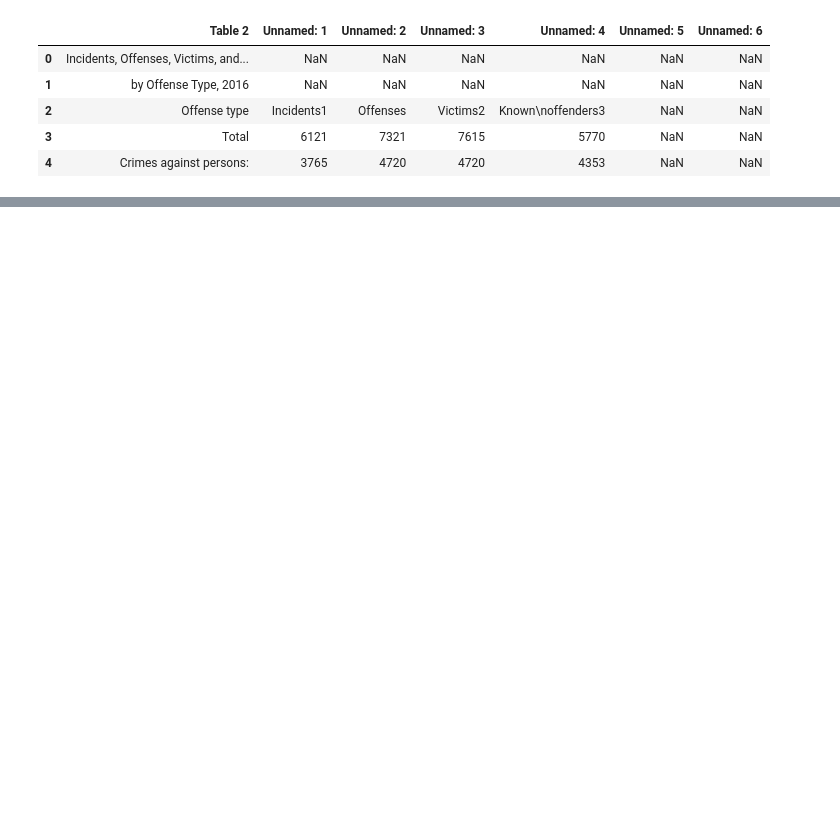
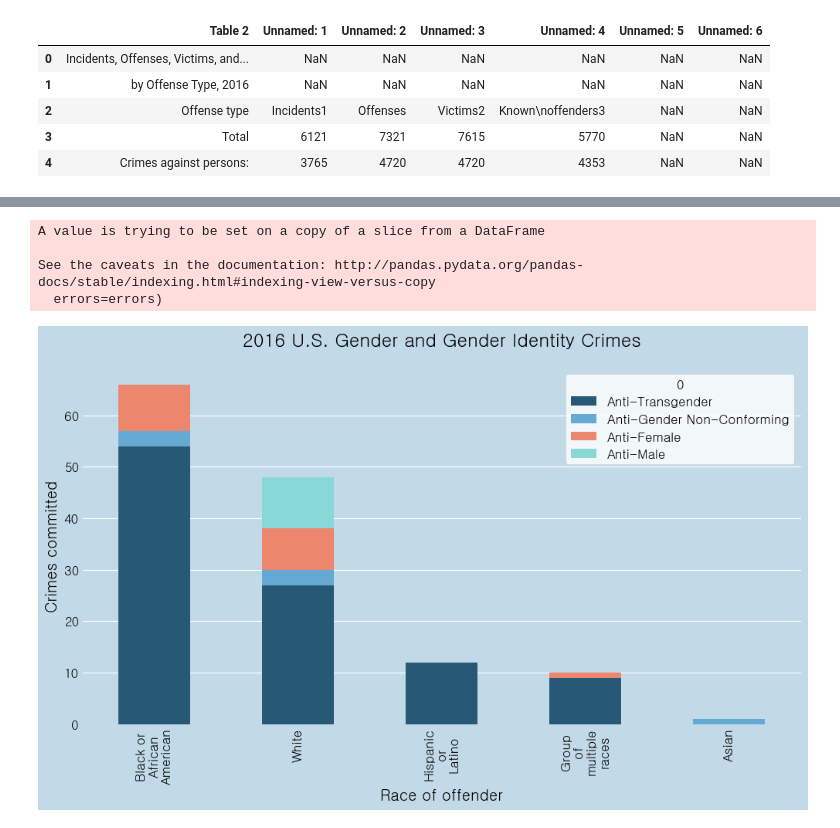
Before and after one commit to vpenney/data-studio, a Jupyter notebook: code/02-hate-crime/Hate Crimes Notebook.ipynb, the cells around one changed output, grey strips where cells are left out. Saved outputs shown, nothing was run; the diff lists cells and outputs as text; code cells hidden in the pictures; blank space fills up the shorter version.

```diff
--- a/code/02-hate-crime/Hate Crimes Notebook.ipynb
+++ b/code/02-hate-crime/Hate Crimes Notebook.ipynb
@@ -137,0 +287,3 @@ ax.legend(bbox_to_anchor=(1.05, 1), loc=2, borderaxespad=0.)
+# %%
+gender_identity = test_df[['offender_race', 'Anti-Transgender',  'Anti-Gender Non-Conforming', 'Anti-Female', 'Anti-Male']]
+gender_identity
@@ -137,0 +300,18 @@ ax.legend(bbox_to_anchor=(1.05, 1), loc=2, borderaxespad=0.)
+# %%
+gender_identity.drop([4, 6, 11], inplace=True)
+# %% [output]
+A value is trying to be set on a copy of a slice from a DataFrame
+
+See the caveats in the documentation: http://pandas.pydata.org/pandas-docs/stable/indexing.html#indexing-view-versus-copy
+  errors=errors)
+# %%
+ax = gender_identity.sort_values(by='Anti-Transgender', ascending=False).plot(x='offender_race', kind='bar', stacked=True, figsize=(12,6))
+ax.grid(False, axis='x')
+ax.set_title("2016 U.S. Gender and Gender Identity Crimes", pad=20)
+ax.set_xlabel("Race of offender")
+ax.set_ylabel("Crimes committed")
+ax.spines.bottom=True
+
+plt.show()
+# %% [output]
+[figure, added]
```
Also changed, not shown: parts of 35 cells of this notebook.
